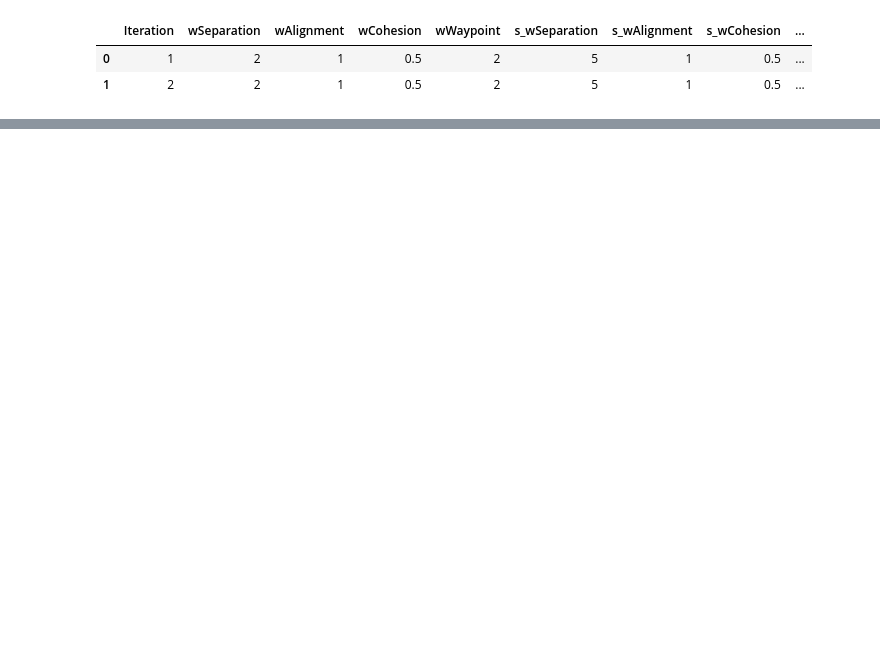
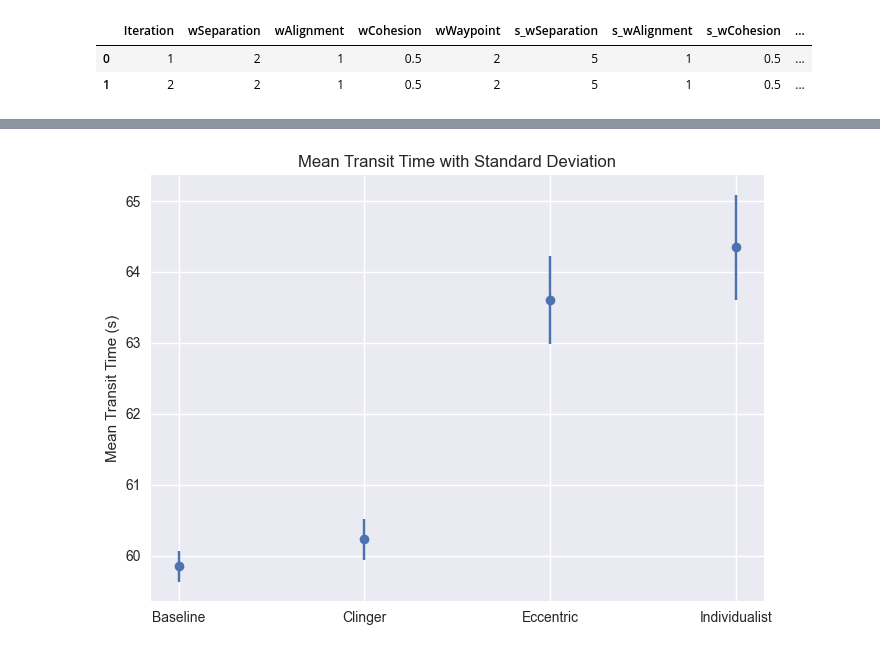
Before and after one commit to Boburo43/BoidSimulation, a Jupyter notebook: Data/notebooks/boids_Analysis.ipynb, the cells around one changed output, grey strips where cells are left out. Cells and saved outputs as stored; diff of their text form; code cells hidden in the pictures; blank space fills up the shorter version.

```diff
--- a/Data/notebooks/boids_Analysis.ipynb
+++ b/Data/notebooks/boids_Analysis.ipynb
@@ -20,0 +252,25 @@ df
+# %%
+import matplotlib.pyplot as plt
+import seaborn as sns
+
+plt.style.use("seaborn-v0_8")
+
+plt.figure(figsize=(7,5))
+
+plt.errorbar(
+    table_stats["Behavior"],
+    table_stats["MeanTransit_mean"],
+    yerr=table_stats["MeanTransit_std"],
+    fmt='o',
+    capsize=5
+)
+
+plt.ylabel("Mean Transit Time (s)")
+plt.title("Mean Transit Time with Standard Deviation")
+
+plt.grid(True)
+plt.tight_layout()
+
+plt.show()
+# %% [output]
+[figure, added]
```
Also changed, not shown: parts of 10 cells of this notebook, 6 other files.
